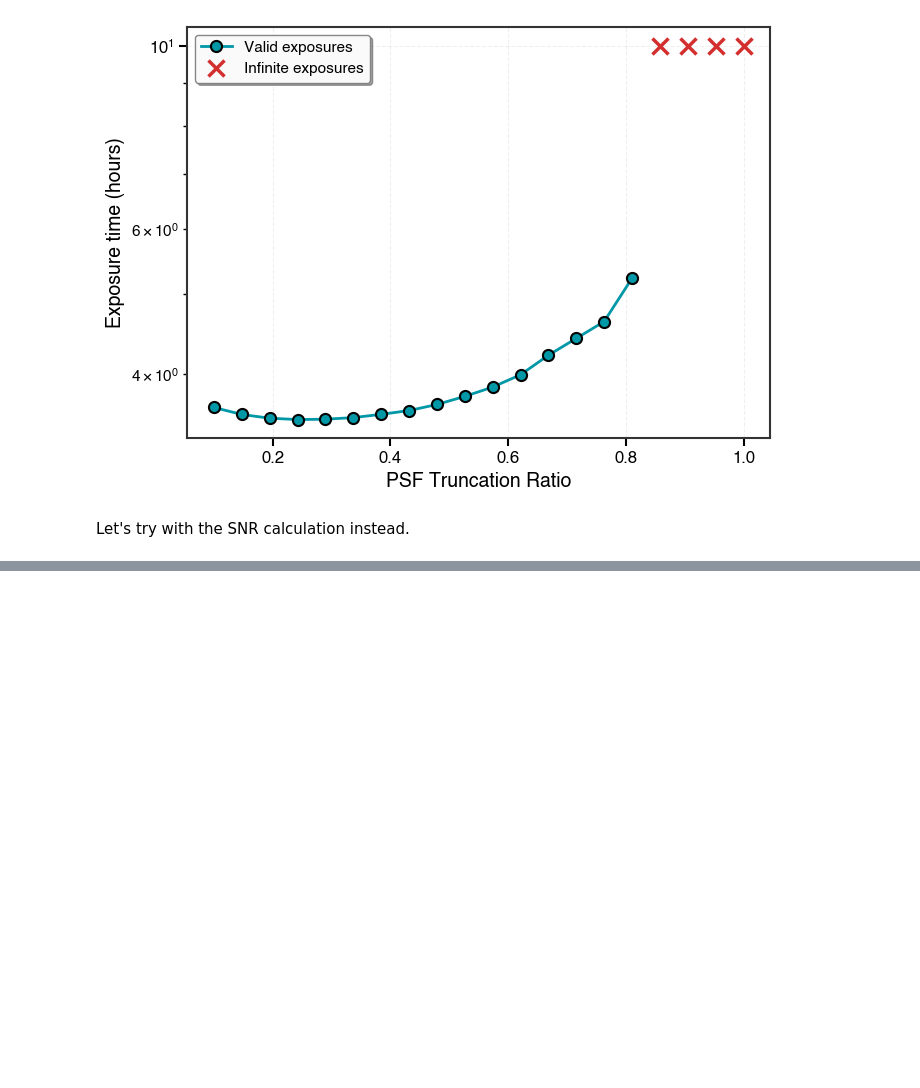
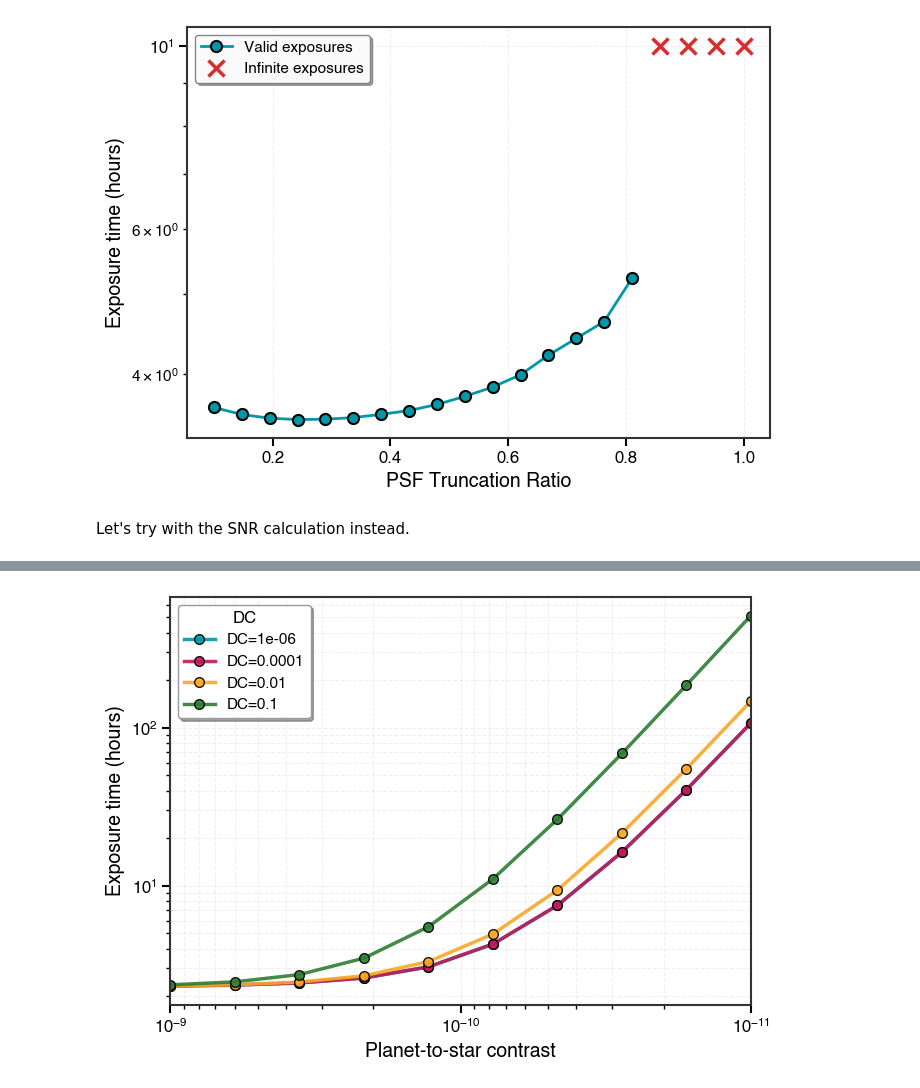
Before and after one commit to eleonoraalei/pyEDITH, a Jupyter notebook: tutorials/imaging_tutorial.ipynb, the cells around one changed output, grey strips where cells are left out. Saved outputs shown, nothing was run; the diff lists cells and outputs as text; code cells hidden in the pictures; blank space fills up the shorter version.

```diff
--- a/tutorials/imaging_tutorial.ipynb
+++ b/tutorials/imaging_tutorial.ipynb
@@ -539,0 +583,42 @@ plt.show()
+# %%
+set_verbosity(level='quiet')
+
+fig = plt.figure()
+params = imaging_params.copy()
+params['overrides'] = ['DC']         # unlocking a detector locked key this time
+
+dark_currents = [1e-6,1e-4,1e-2,0.1]   # counts/pix/s
+contrasts=np.logspace(-9, -11, 10)
+
+for idx, dc in enumerate(dark_currents):
+    exposure_times = []
+    params['DC'] = dc                # interpreted as default DC unit (counts/pix/s)
+
+    for contrast in contrasts:
+        params['Fp/Fs'] = contrast
+        parsed_parameters = parse_input.parse_parameters(params)
+        texp, _ = calculate_texp(parsed_parameters)
+        exposure_times.append(texp.to(u.hr).value)
+
+    plt.loglog(contrasts, exposure_times, marker='o', label=f'DC={dc}',
+               markersize=7, linewidth=2.5, color=colors[idx],
+               markeredgewidth=1, markeredgecolor='black', alpha=0.9)
+
+plt.xlabel('Planet-to-star contrast', fontsize=14, fontweight='bold')
+plt.ylabel('Exposure time (hours)', fontsize=14, fontweight='bold')
+plt.tick_params(axis='both', which='major', labelsize=12, width=1.5, length=6)
+plt.tick_params(axis='both', which='minor', width=1, length=3)
+plt.xlim(1e-9,1e-11)
+plt.grid(True, which='both', alpha=0.3, linestyle='--', linewidth=0.8)
+plt.legend(title='DC', fontsize=11, title_fontsize=12, frameon=True,
+           fancybox=True, shadow=True, loc='best')
+
+ax = plt.gca()
+for spine in ax.spines.values():
+    spine.set_visible(True)
+    spine.set_linewidth(1.5)
+
+plt.tight_layout()
+plt.show()
+# %% [output]
+[figure, added]
```
Also changed, not shown: parts of 20 cells of this notebook, 7 other files.
